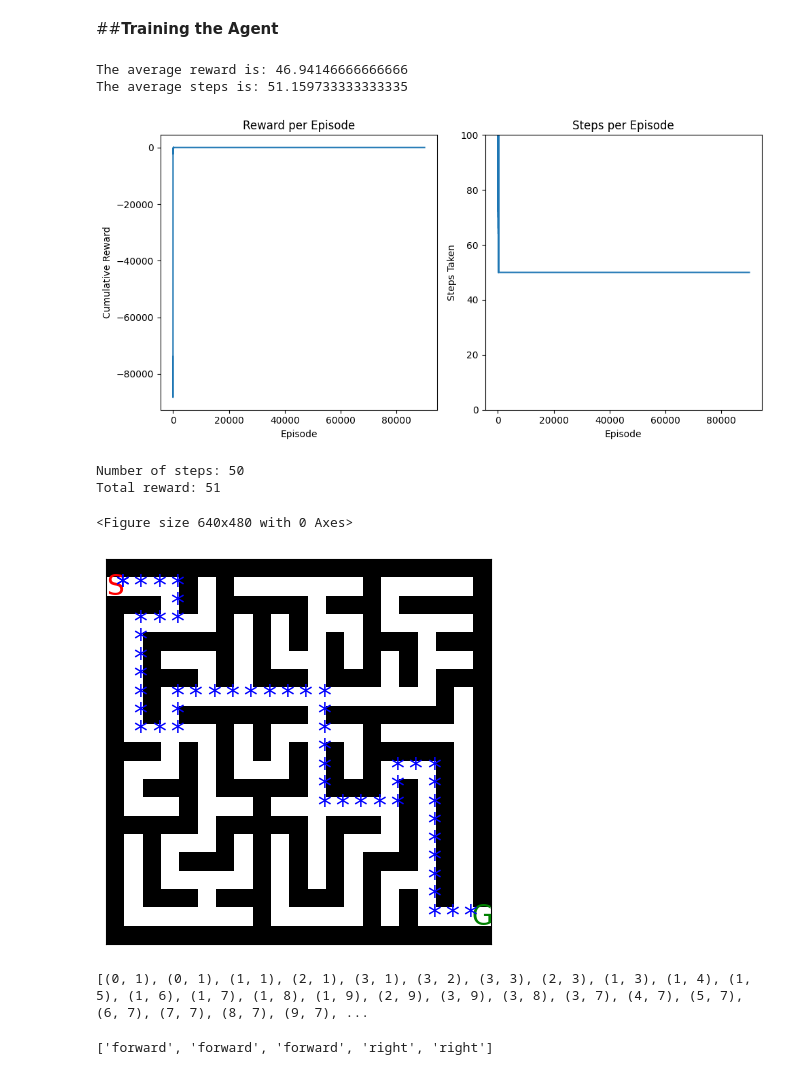
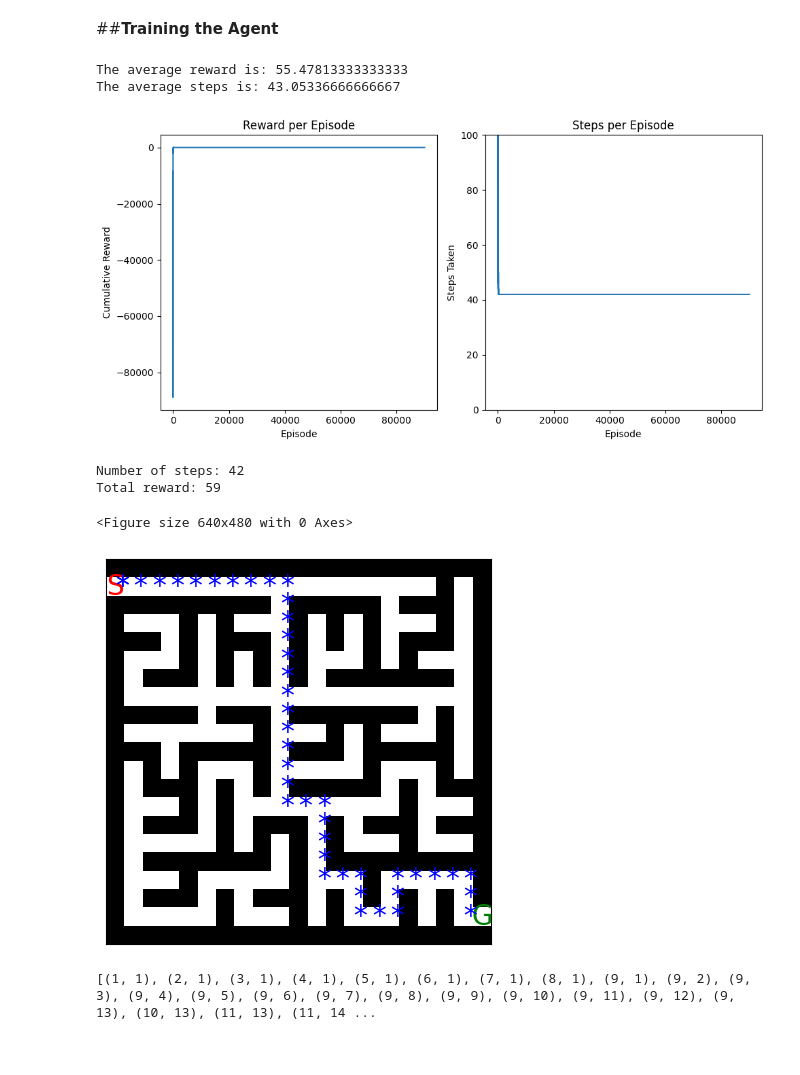
Before and after one commit to bharatramanaik/Maze-solver-bot, a Jupyter notebook: FinalMaze_gdrive.ipynb, the cells around one changed output. Saved outputs shown, nothing was run; the diff lists cells and outputs as text; code cells hidden in the pictures.

```diff
--- a/FinalMaze_gdrive.ipynb
+++ b/FinalMaze_gdrive.ipynb
@@ -110,7 +110,7 @@ def generate_matrix(image_path):
 # [0, 1, 0, 1, 1, 1, 1, 1, 1, 1, 1, 1, 1, 1, 1, 1, 1, 1, 1, 1, 1,],
 # [0, 0, 0, 0, 0, 0, 0, 0, 0, 0, 0, 0, 0, 0, 0, 0, 0, 0, 0, 0, 0,]
 # ])
-maze_layout=generate_matrix("m1.png")
+maze_layout=generate_matrix("E:/Major_project/Major Project/Major Project/Final_model/archive/1.png")
 # Create an instance of the maze and set the starting and ending positions
 maze = Maze(maze_layout, (0, 1), (20, 19))
 # Visualize the maze
@@ -298,10 +298,10 @@ def test_agent(agent, maze, num_episodes=1):
     fpath=[]
     for row, col in path:
         # print(f"({row}, {col})-> ", end='')
-        # if(fpath.__contains__((row,col))):
-        #     print()
-        # else:
-        fpath.append((row,col))
+        if(fpath.__contains__((row,col))):
+            print()
+        else:
+            fpath.append((row,col))
 
 
     print("Number of steps:", episode_step)
@@ -338,56 +338,18 @@ agent = QLearningAgent(maze)
 train_agent(agent, maze, num_episodes=90000)
 agent.save_model('q_table.pkl')
 # %% [output]
-The average reward is: 46.94146666666666
-The average steps is: 51.159733333333335
+The average reward is: 55.47813333333333
+The average steps is: 43.05336666666667
-[figure, old version]
+[figure, new version]
 # %%
 # Testing the agent after training
 # agent = QLearningAgent(maze)
 mypath=test_agent(agent, maze, num_episodes=100)
-# mypath.remove((1,0))
+mypath.remove((0,1))
 print(mypath)
 # %% [output]
-Number of steps: 50
-Total reward: 51
+Number of steps: 42
+Total reward: 59
 <Figure size 640x480 with 0 Axes>
-[figure, old version]
+[figure, new version]
-[(0, 1), (0, 1), (1, 1), (2, 1), (3, 1), (3, 2), (3, 3), (2, 3), (1, 3), (1, 4), (1, 5), (1, 6), (1, 7), (1, 8), (1, 9), (2, 9), (3, 9), (3, 8), (3, 7), (4, 7), (5, 7), (6, 7), (7, 7), (8, 7), (9, 7), ...
+[(1, 1), (2, 1), (3, 1), (4, 1), (5, 1), (6, 1), (7, 1), (8, 1), (9, 1), (9, 2), (9, 3), (9, 4), (9, 5), (9, 6), (9, 7), (9, 8), (9, 9), (9, 10), (9, 11), (9, 12), (9, 13), (10, 13), (11, 13), (11, 14 ...
-# %%
-def convert_path_to_directions(path):
-    """
-    Converts a path represented as a list of coordinate pairs into a list of directions.
-
-    Args:
-        path (list): A list of coordinate pairs representing the path.
-
-    Returns:
-        list: A list of directions (forward, right, left).
-    """
-
-    directions = []
-    current_direction = "down"  # Assuming initial direction is downward
-
-    for i in range(len(path) - 1):
-        start_x, start_y = path[i]
-        end_x, end_y = path[i + 1]
-
-        if start_x == end_x and start_y < end_y:  # Move forward
-            directions.append("forward")
-        elif start_x > end_x and start_y == end_y:  # Turn left
-            directions.append("left")
-            current_direction = {"down": "right", "right": "up", "up": "left", "left": "down"}[current_direction]
-        elif start_x < end_x and start_y == end_y:  # Turn right
-            directions.append("right")
-            current_direction = {"down": "left", "right": "down", "up": "right", "left": "up"}[current_direction]
-        else:
-            raise ValueError("Invalid path segment.")
-
-    return directions
-
-# Example usage
-path = [(1, 0), (1, 1), (1, 2), (1, 3), (2, 3), (3, 3)]  # Your complete path
-directions = convert_path_to_directions(path)
-print(directions)
-# %% [output]
-['forward', 'forward', 'forward', 'right', 'right']
```
Also changed, not shown: parts of 2 cells of this notebook.
